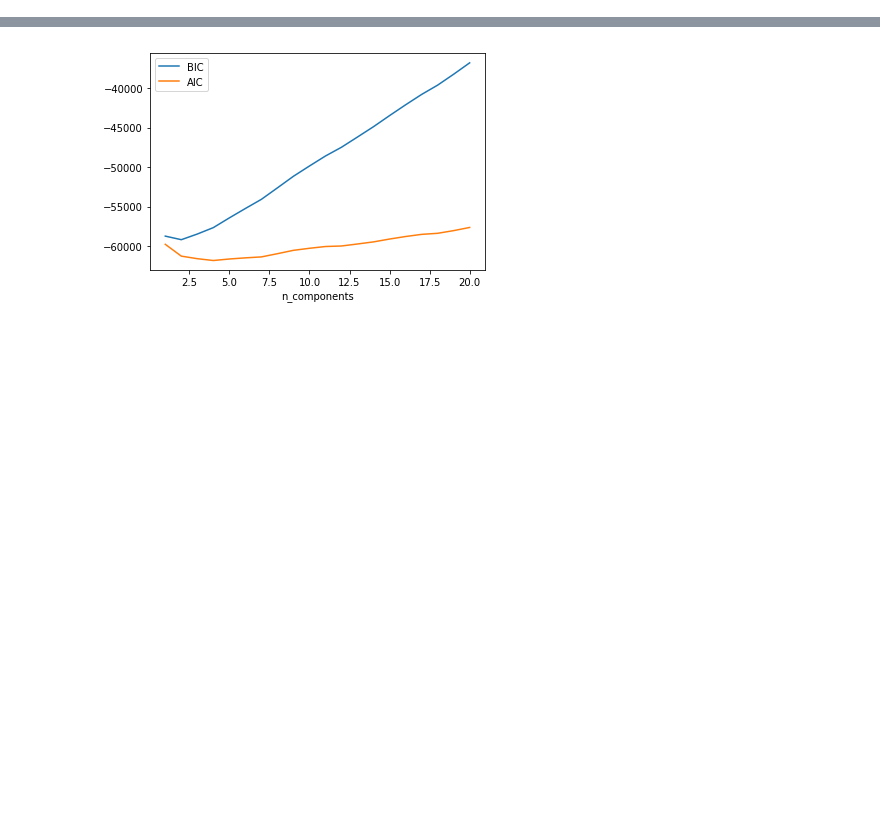
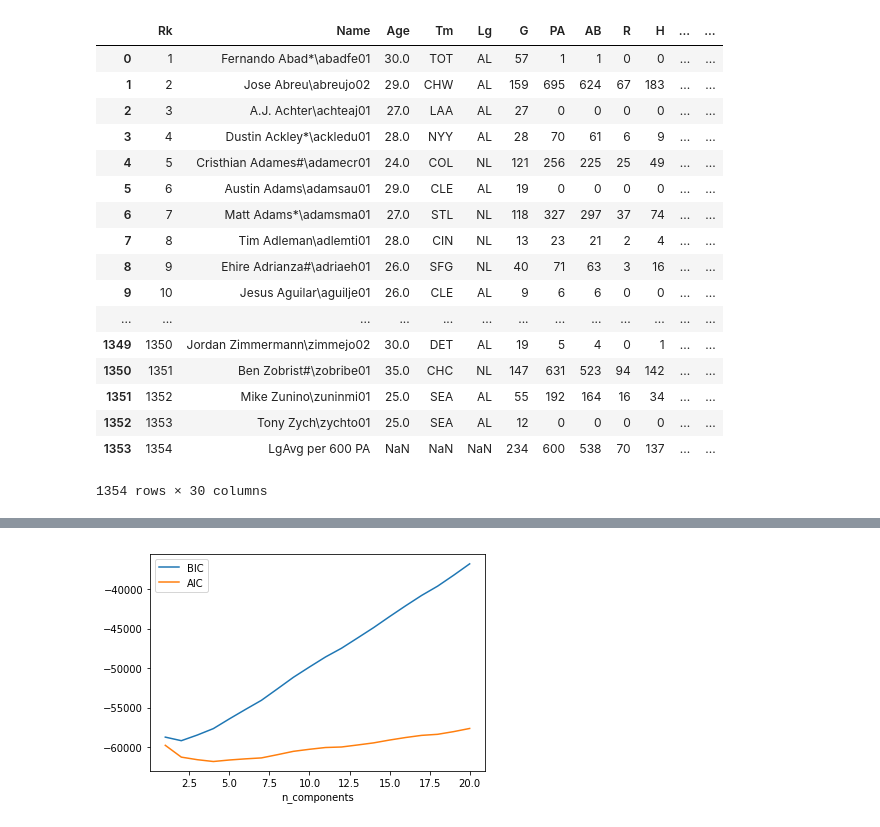
Before and after one commit to mikaelajordan/MarkovChainBaseball, a Jupyter notebook: Player_Clustering/Updated_Gaussian_Mixture.ipynb, the cells around one changed output, grey strips where cells are left out. Cells and saved outputs as stored; diff of their text form; code cells hidden in the pictures; blank space fills up the shorter version.

```diff
--- a/Player_Clustering/Updated_Gaussian_Mixture.ipynb
+++ b/Player_Clustering/Updated_Gaussian_Mixture.ipynb
@@ -3,6 +3,26 @@ import pandas as pd
 import numpy as np
 # %%
 data=pd.read_csv("../Baseball_Data/baseball_ref_data.csv")
+data
+# %% [output]
+|  | Rk | Name | Age | Tm | Lg | G | PA | AB | R | H | ... | ... |
+| 0 | 1 | Fernando Abad*\abadfe01 | 30.0 | TOT | AL | 57 | 1 | 1 | 0 | 0 | ... | ... |
+| 1 | 2 | Jose Abreu\abreujo02 | 29.0 | CHW | AL | 159 | 695 | 624 | 67 | 183 | ... | ... |
+| 2 | 3 | A.J. Achter\achteaj01 | 27.0 | LAA | AL | 27 | 0 | 0 | 0 | 0 | ... | ... |
+| 3 | 4 | Dustin Ackley*\ackledu01 | 28.0 | NYY | AL | 28 | 70 | 61 | 6 | 9 | ... | ... |
+| 4 | 5 | Cristhian Adames#\adamecr01 | 24.0 | COL | NL | 121 | 256 | 225 | 25 | 49 | ... | ... |
+| 5 | 6 | Austin Adams\adamsau01 | 29.0 | CLE | AL | 19 | 0 | 0 | 0 | 0 | ... | ... |
+| 6 | 7 | Matt Adams*\adamsma01 | 27.0 | STL | NL | 118 | 327 | 297 | 37 | 74 | ... | ... |
+| 7 | 8 | Tim Adleman\adlemti01 | 28.0 | CIN | NL | 13 | 23 | 21 | 2 | 4 | ... | ... |
+| 8 | 9 | Ehire Adrianza#\adriaeh01 | 26.0 | SFG | NL | 40 | 71 | 63 | 3 | 16 | ... | ... |
+| 9 | 10 | Jesus Aguilar\aguilje01 | 26.0 | CLE | AL | 9 | 6 | 6 | 0 | 0 | ... | ... |
+| ... | ... | ... | ... | ... | ... | ... | ... | ... | ... | ... | ... | ... |
+| 1349 | 1350 | Jordan Zimmermann\zimmejo02 | 30.0 | DET | AL | 19 | 5 | 4 | 0 | 1 | ... | ... |
+| 1350 | 1351 | Ben Zobrist#\zobribe01 | 35.0 | CHC | NL | 147 | 631 | 523 | 94 | 142 | ... | ... |
+| 1351 | 1352 | Mike Zunino\zuninmi01 | 25.0 | SEA | AL | 55 | 192 | 164 | 16 | 34 | ... | ... |
+| 1352 | 1353 | Tony Zych\zychto01 | 25.0 | SEA | AL | 12 | 0 | 0 | 0 | 0 | ... | ... |
+| 1353 | 1354 | LgAvg per 600 PA | NaN | NaN | NaN | 234 | 600 | 538 | 70 | 137 | ... | ... |
+1354 rows × 30 columns
 # %%
 #Removing players with fewer than 50 at bats
 data=data[data['AB']>75]
```
Also changed, not shown: parts of 5 cells of this notebook, 2 other files.
